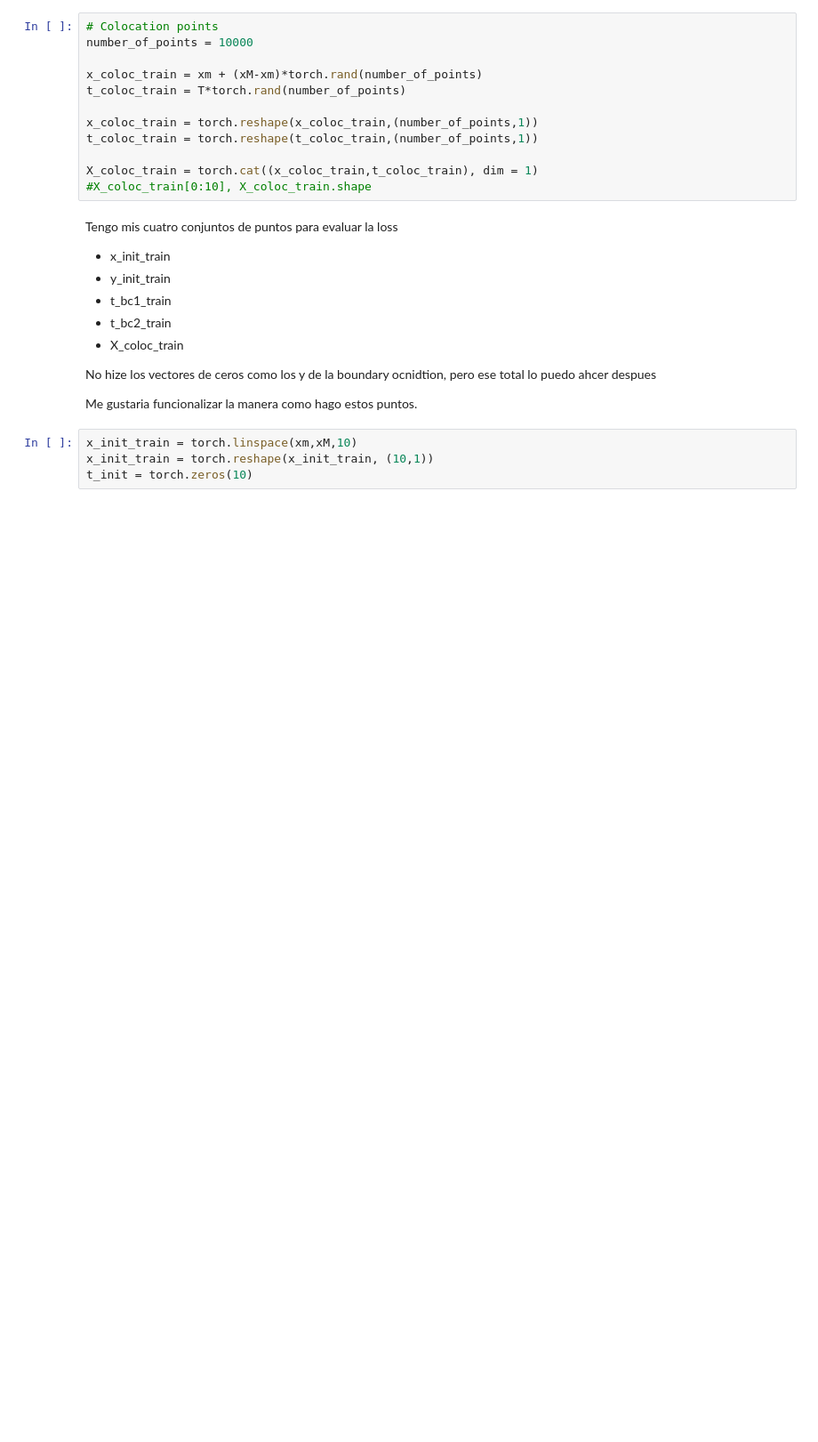
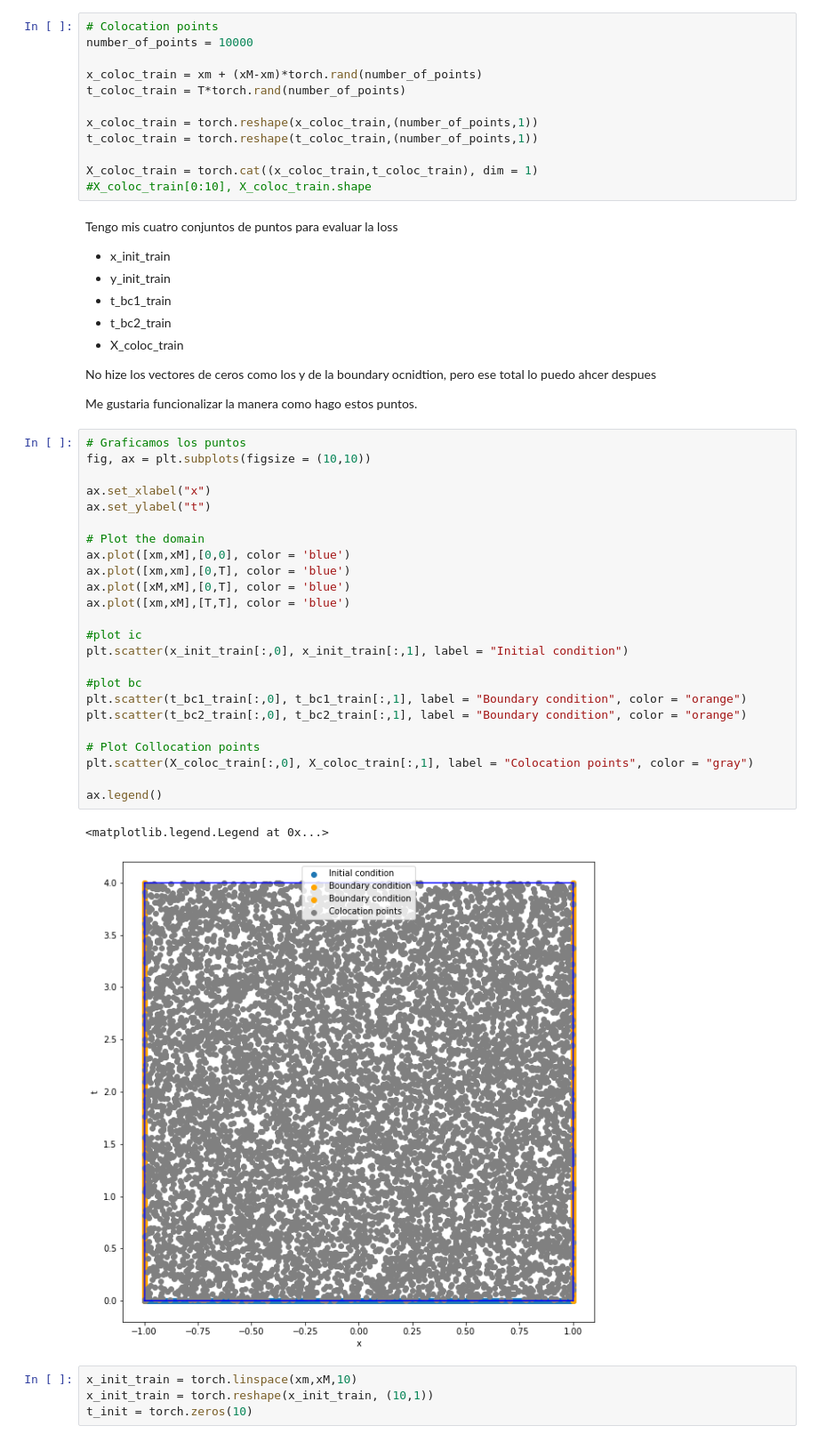
Before and after one commit to carlogf/Solving_pdes_with_piNNs, a Jupyter notebook: heat_equation_pytorch.ipynb, the cells around one changed output. Shown at 89% size. Cells and saved outputs as stored; diff of their text form; blank space fills up the shorter version.

```diff
--- a/heat_equation_pytorch.ipynb
+++ b/heat_equation_pytorch.ipynb
@@ -109,6 +109,33 @@ Tengo mis cuatro conjuntos de puntos para evaluar la loss
 No hize los vectores de ceros como los y de la boundary ocnidtion, pero ese total lo puedo ahcer despues
 
 Me gustaria funcionalizar la manera como hago estos puntos.
+# %%
+# Graficamos los puntos
+fig, ax = plt.subplots(figsize = (10,10))
+
+ax.set_xlabel("x")
+ax.set_ylabel("t")
+
+# Plot the domain
+ax.plot([xm,xM],[0,0], color = 'blue')
+ax.plot([xm,xm],[0,T], color = 'blue')
+ax.plot([xM,xM],[0,T], color = 'blue')
+ax.plot([xm,xM],[T,T], color = 'blue')
+
+#plot ic
+plt.scatter(x_init_train[:,0], x_init_train[:,1], label = "Initial condition")
+
+#plot bc
+plt.scatter(t_bc1_train[:,0], t_bc1_train[:,1], label = "Boundary condition", color = "orange")
+plt.scatter(t_bc2_train[:,0], t_bc2_train[:,1], label = "Boundary condition", color = "orange")
+
+# Plot Collocation points
+plt.scatter(X_coloc_train[:,0], X_coloc_train[:,1], label = "Colocation points", color = "gray")
+
+ax.legend()
+# %% [output]
+<matplotlib.legend.Legend at 0x...>
+[figure, added]
 # %%
 x_init_train = torch.linspace(xm,xM,10)
 x_init_train = torch.reshape(x_init_train, (10,1))
```
Also changed, not shown: parts of 9 cells of this notebook, 1 other file.
